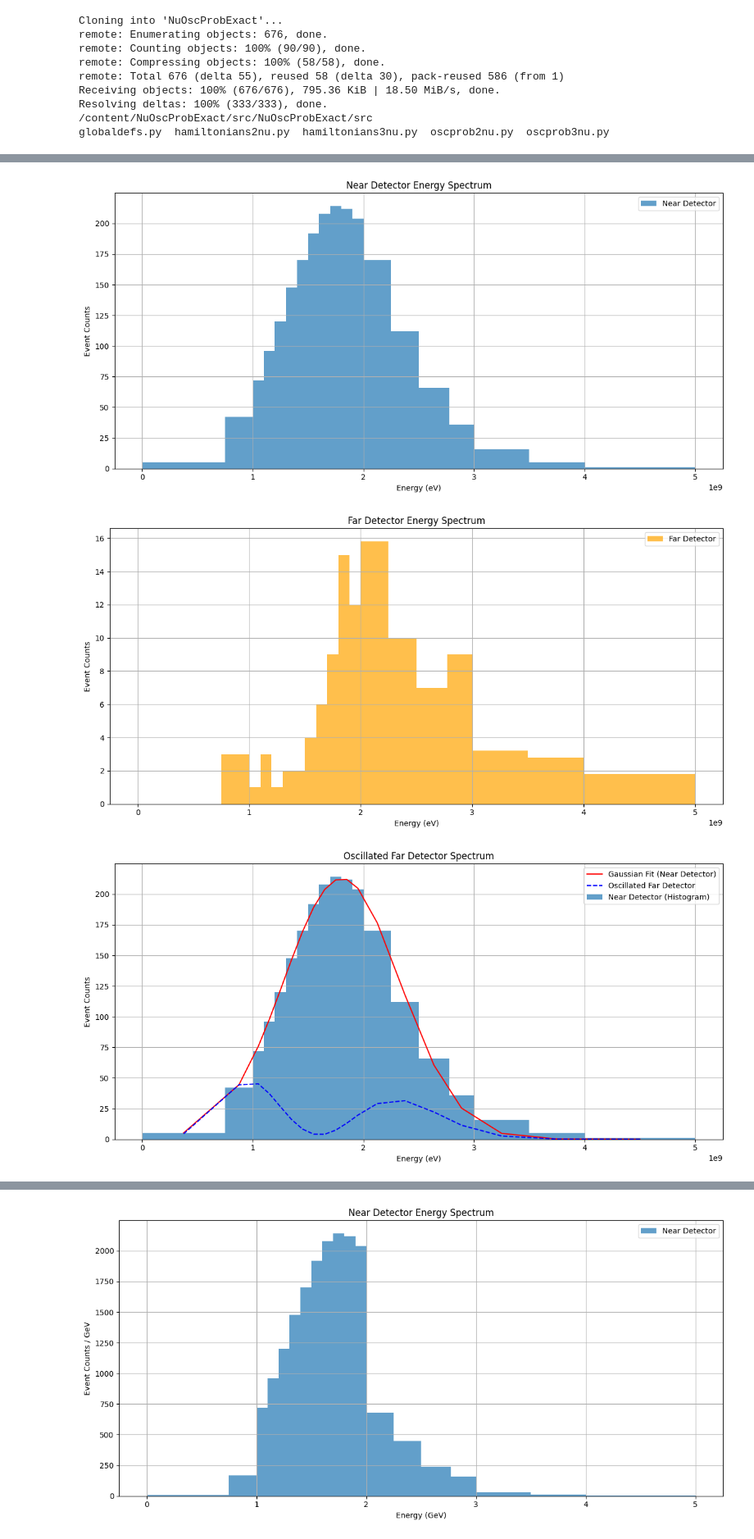
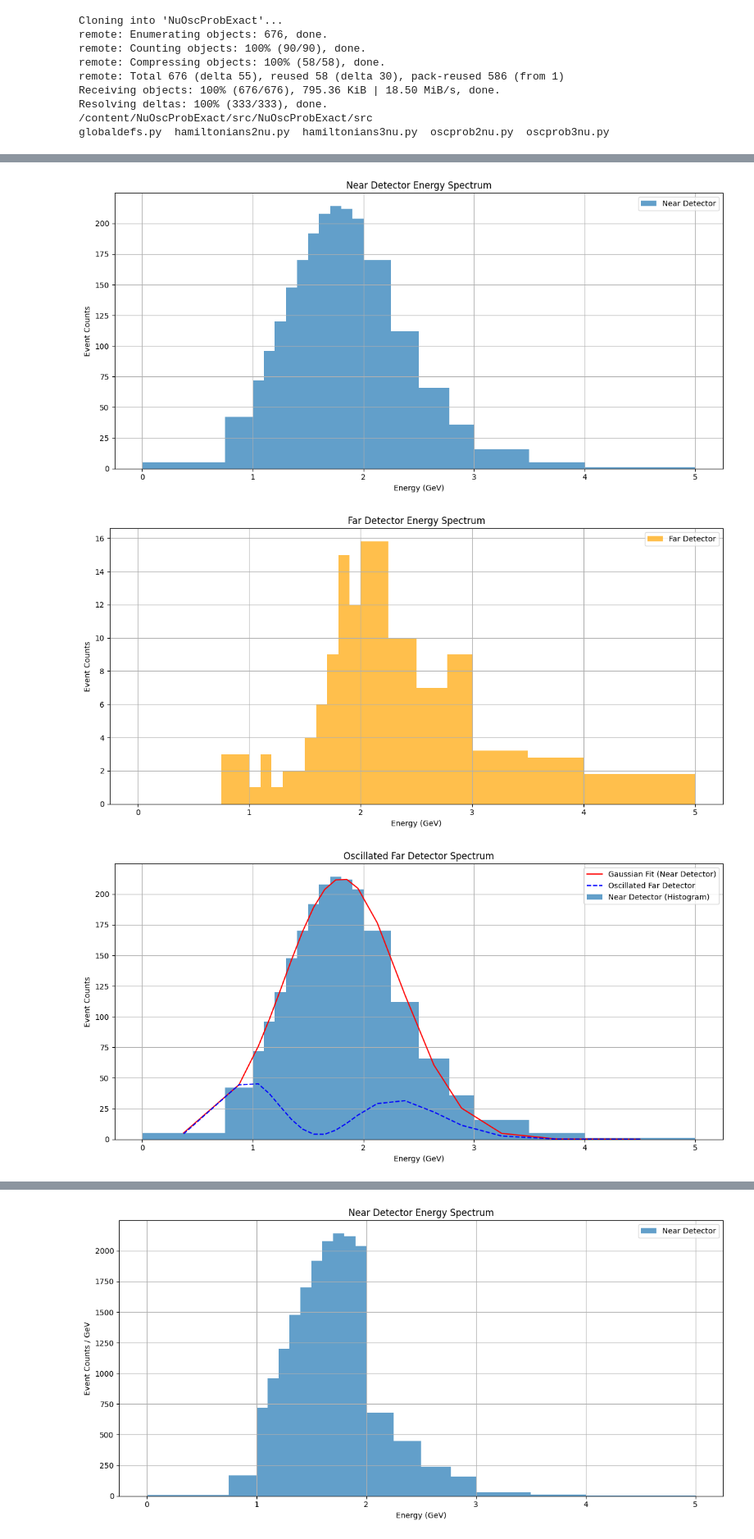
Before and after one commit to somar9/Neutrino-Oscillation-Project, a Jupyter notebook: 4flavour.ipynb, the cells around one changed output, grey strips where cells are left out. Shown: that part at 82% size. Drawn from its saved outputs; the diff is of its cells as text; code cells hidden in the pictures.

```diff
--- a/4flavour.ipynb
+++ b/4flavour.ipynb
@@ -104,7 +112,5 @@ plt.show()
 # %%
-
-
-# Given Parameters
+# Given Parameters (Energy values in eV, will convert to GeV for plotting)
 bin_centers = np.array([0.375, 0.875, 1.05, 1.15, 1.25, 1.35, 1.45, 1.55, 1.65, 1.75, 1.85, 1.95, 2.125, 2.375, 2.6375, 2.8875, 3.25, 3.75, 4.5]) * 1e9  # eV
 bin_edges = np.array([0, 0.75, 1.0, 1.1, 1.2, 1.3, 1.4, 1.5, 1.6, 1.7, 1.8, 1.9, 2.0, 2.25, 2.5, 2.775, 3, 3.5, 4, 5]) * 1e9  # eV
 counts_nd = np.array([5, 42, 72, 96, 120, 148, 170, 192, 208, 214, 212, 204, 170, 112, 66, 36, 16, 5, 1])
@@ -146,10 +152,10 @@ Prob_mu_far = compute_probabilities_matter(Length_far, bin_centers)
 # Oscillated far detector spectrum (apply oscillation to fitted Gaussian)
 oscillated_fd = gaussian(bin_centers, *popt_nd) * Prob_mu_far / np.max(Prob_mu_far)
 
-# Plotting Near Detector Histogram
+# Plotting Near Detector Histogram (Energy axis converted to GeV)
 plt.figure(figsize=(12, 6))
-plt.bar(bin_centers, counts_nd, width=np.diff(bin_edges), align='center', alpha=0.7, label='Near Detector')
-plt.xlabel("Energy (eV)")
+plt.bar(bin_centers / 1e9, counts_nd, width=np.diff(bin_edges) / 1e9, align='center', alpha=0.7, label='Near Detector')
+plt.xlabel("Energy (GeV)")  # Updated to GeV
 plt.ylabel("Event Counts")
 plt.title("Near Detector Energy Spectrum")
 plt.grid()
@@ -157,10 +163,10 @@ plt.legend()
 plt.tight_layout()
 plt.show()
 
-# Plotting Far Detector Histogram
+# Plotting Far Detector Histogram (Energy axis converted to GeV)
 plt.figure(figsize=(12, 6))
-plt.bar(bin_centers, counts_fd, width=np.diff(bin_edges), align='center', alpha=0.7, label='Far Detector', color='orange')
-plt.xlabel("Energy (eV)")
+plt.bar(bin_centers / 1e9, counts_fd, width=np.diff(bin_edges) / 1e9, align='center', alpha=0.7, label='Far Detector', color='orange')
+plt.xlabel("Energy (GeV)")  # Updated to GeV
 plt.ylabel("Event Counts")
 plt.title("Far Detector Energy Spectrum")
 plt.grid()
@@ -169,45 +175,45 @@ plt.tight_layout()
 plt.show()
 
 
-# Plot Near Detector and Oscillated Far Detector Histograms
+# Plot Near Detector and Oscillated Far Detector Histograms (Energy axis converted to GeV)
 plt.figure(figsize=(12, 6))
 
 # Near Detector
 plt.bar(
-    bin_centers,
+    bin_centers / 1e9,  # Convert to GeV
     counts_nd,
-    width=np.diff(bin_edges),
+    width=np.diff(bin_edges) / 1e9,  # Convert to GeV
     align="center",
     alpha=0.7,
     label="Near Detector (Histogram)"
 )
 plt.plot(
-    bin_centers,
+    bin_centers / 1e9,  # Convert to GeV
     gaussian(bin_centers, *popt_nd),
     "r-",
     label="Gaussian Fit (Near Detector)"
 )
 
 # Oscillated Far Detector
 plt.plot(
-    bin_centers,
+    bin_centers / 1e9,  # Convert to GeV
     oscillated_fd,
     "b--",
     label="Oscillated Far Detector"
 )
 
 # Plot settings
-plt.xlabel("Energy (eV)")
+plt.xlabel("Energy (GeV)")  # Updated to GeV
 plt.ylabel("Event Counts")
 plt.title("Oscillated Far Detector Spectrum")
 plt.legend()
 plt.grid()
 plt.tight_layout()
 plt.show()
 # %% [output]
-[figure, old version]
+[figure, new version]
-[figure, old version]
+[figure, new version]
-[figure, old version]
+[figure, new version]
 # %%
 # Function to compute oscillation probabilities for all three flavors
 def compute_probabilities_all_flavors(baseline, energy_values):
```
Also changed, not shown: parts of 5 cells of this notebook.
